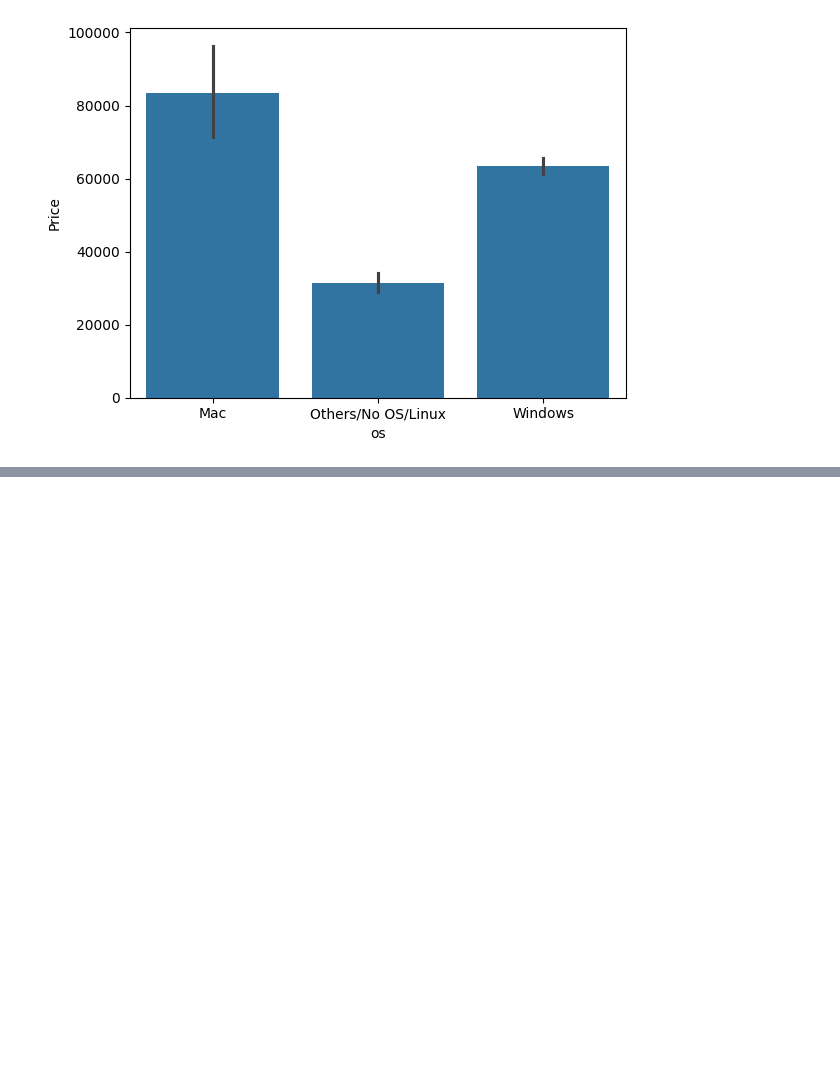
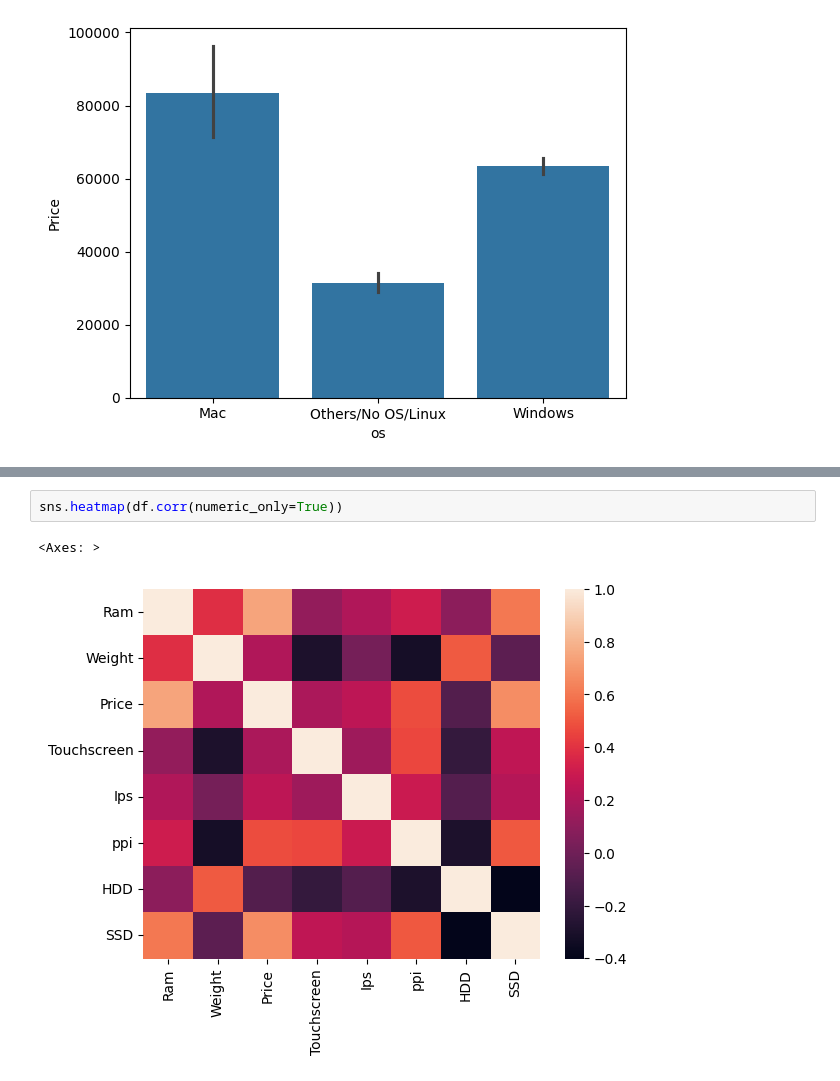
Before and after one commit to afadnan/laptopPricePrediction, a Jupyter notebook: laptop.ipynb, the cells around one changed output, grey strips where cells are left out. Saved outputs shown, nothing was run; the diff lists cells and outputs as text; blank space fills up the shorter version.

```diff
--- a/laptop.ipynb
+++ b/laptop.ipynb
@@ -847,0 +876,5 @@ sns.barplot(x=df['os'], y=df['Price'])
+# %%
+sns.heatmap(df.corr(numeric_only=True))
+# %% [output]
+<Axes: >
+[figure, added]
```
Also changed, not shown: parts of 11 cells of this notebook.
